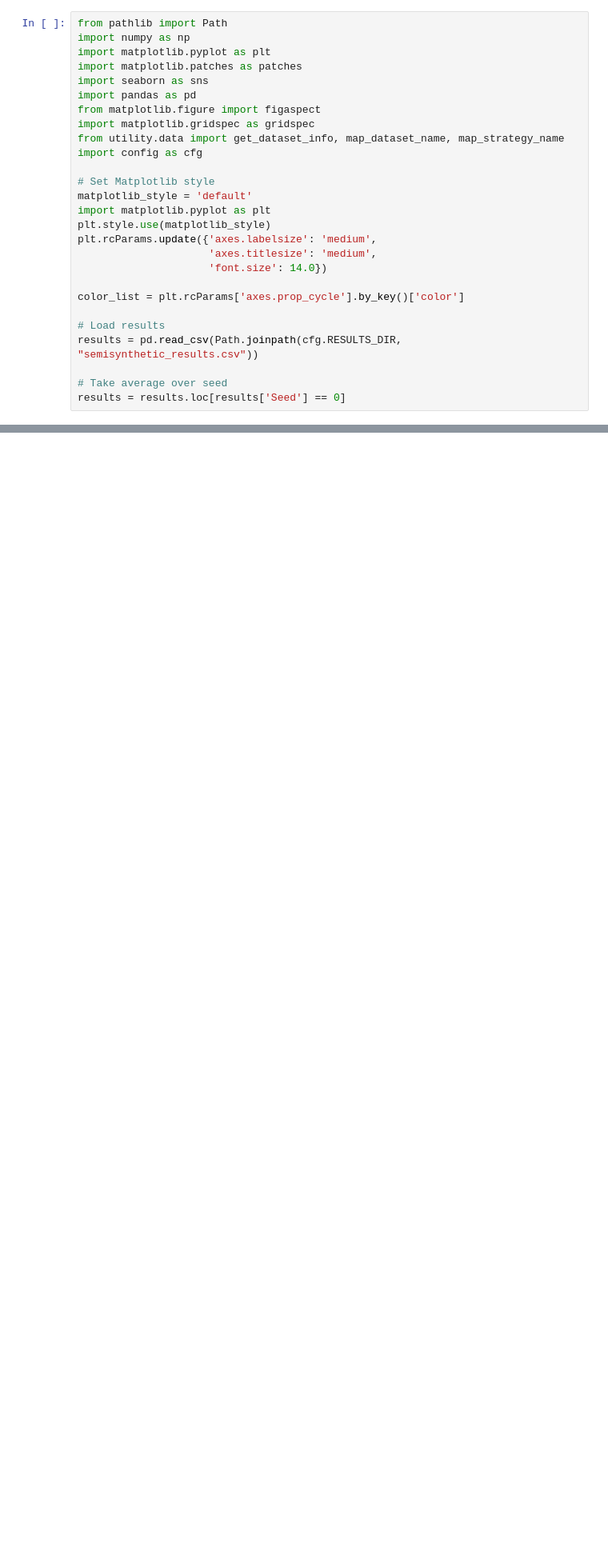
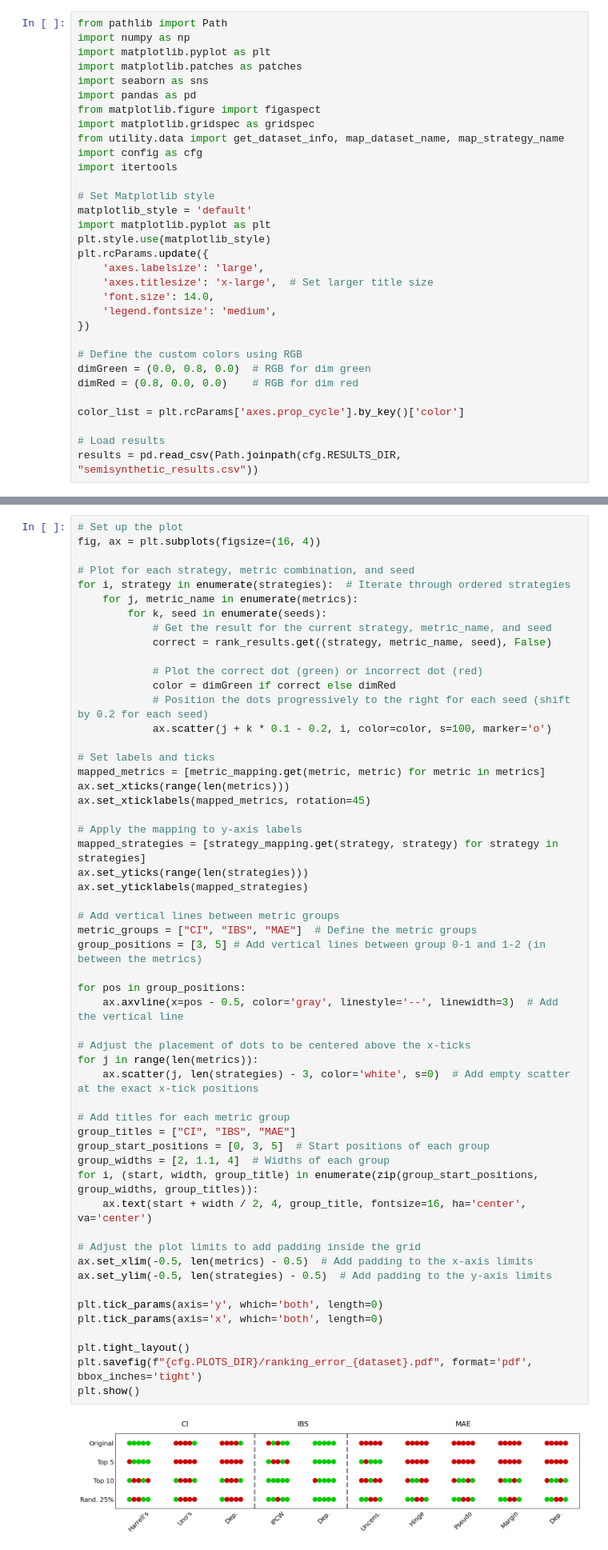
Before and after one commit to thecml/survival-copula, a Jupyter notebook: notebooks/plot_semisynthetic_ranking.ipynb, the cells around one changed output, grey strips where cells are left out. Shown at 80% size. Drawn from its saved outputs; the diff is of its cells as text; blank space fills up the shorter version.

Commit message:
Plotted ranking for every experiment

```diff
--- a/notebooks/plot_semisynthetic_ranking.ipynb
+++ b/notebooks/plot_semisynthetic_ranking.ipynb
@@ -9,19 +9,24 @@ from matplotlib.figure import figaspect
 import matplotlib.gridspec as gridspec
 from utility.data import get_dataset_info, map_dataset_name, map_strategy_name
 import config as cfg
+import itertools
 
 # Set Matplotlib style
 matplotlib_style = 'default'
 import matplotlib.pyplot as plt
 plt.style.use(matplotlib_style)
-plt.rcParams.update({'axes.labelsize': 'medium',
-                     'axes.titlesize': 'medium',
-                     'font.size': 14.0})
+plt.rcParams.update({
+    'axes.labelsize': 'large',
+    'axes.titlesize': 'x-large',  # Set larger title size
+    'font.size': 14.0,
+    'legend.fontsize': 'medium',
+})
+
+# Define the custom colors using RGB
+dimGreen = (0.0, 0.8, 0.0)  # RGB for dim green
+dimRed = (0.8, 0.0, 0.0)    # RGB for dim red
 
 color_list = plt.rcParams['axes.prop_cycle'].by_key()['color']
 
 # Load results
 results = pd.read_csv(Path.joinpath(cfg.RESULTS_DIR, "semisynthetic_results.csv"))
-
-# Take average over seed
-results = results.loc[results['Seed'] == 0]
@@ -152,0 +86,56 @@ plt.show()
+# %%
+# Set up the plot
+fig, ax = plt.subplots(figsize=(16, 4))
+
+# Plot for each strategy, metric combination, and seed
+for i, strategy in enumerate(strategies):  # Iterate through ordered strategies
+    for j, metric_name in enumerate(metrics):
+        for k, seed in enumerate(seeds):
+            # Get the result for the current strategy, metric_name, and seed
+            correct = rank_results.get((strategy, metric_name, seed), False)
+
+            # Plot the correct dot (green) or incorrect dot (red)
+            color = dimGreen if correct else dimRed
+            # Position the dots progressively to the right for each seed (shift by 0.2 for each seed)
+            ax.scatter(j + k * 0.1 - 0.2, i, color=color, s=100, marker='o')
+
+# Set labels and ticks
+mapped_metrics = [metric_mapping.get(metric, metric) for metric in metrics]
+ax.set_xticks(range(len(metrics)))
+ax.set_xticklabels(mapped_metrics, rotation=45)
+
+# Apply the mapping to y-axis labels
+mapped_strategies = [strategy_mapping.get(strategy, strategy) for strategy in strategies]
+ax.set_yticks(range(len(strategies)))
+ax.set_yticklabels(mapped_strategies)
+
+# Add vertical lines between metric groups
+metric_groups = ["CI", "IBS", "MAE"]  # Define the metric groups
+group_positions = [3, 5] # Add vertical lines between group 0-1 and 1-2 (in between the metrics)
+
+for pos in group_positions:
+    ax.axvline(x=pos - 0.5, color='gray', linestyle='--', linewidth=3)  # Add the vertical line
+
+# Adjust the placement of dots to be centered above the x-ticks
+for j in range(len(metrics)):
+    ax.scatter(j, len(strategies) - 3, color='white', s=0)  # Add empty scatter at the exact x-tick positions
+
+# Add titles for each metric group
+group_titles = ["CI", "IBS", "MAE"]
+group_start_positions = [0, 3, 5]  # Start positions of each group
+group_widths = [2, 1.1, 4]  # Widths of each group
+for i, (start, width, group_title) in enumerate(zip(group_start_positions, group_widths, group_titles)):
+    ax.text(start + width / 2, 4, group_title, fontsize=16, ha='center', va='center')
+
+# Adjust the plot limits to add padding inside the grid
+ax.set_xlim(-0.5, len(metrics) - 0.5)  # Add padding to the x-axis limits
+ax.set_ylim(-0.5, len(strategies) - 0.5)  # Add padding to the y-axis limits
+
+plt.tick_params(axis='y', which='both', length=0)
+plt.tick_params(axis='x', which='both', length=0)
+
+plt.tight_layout()
+plt.savefig(f"{cfg.PLOTS_DIR}/ranking_error_{dataset}.pdf", format='pdf', bbox_inches='tight')
+plt.show()
+# %% [output]
+[figure, added]
```
Also changed, not shown: parts of 2 cells of this notebook.
